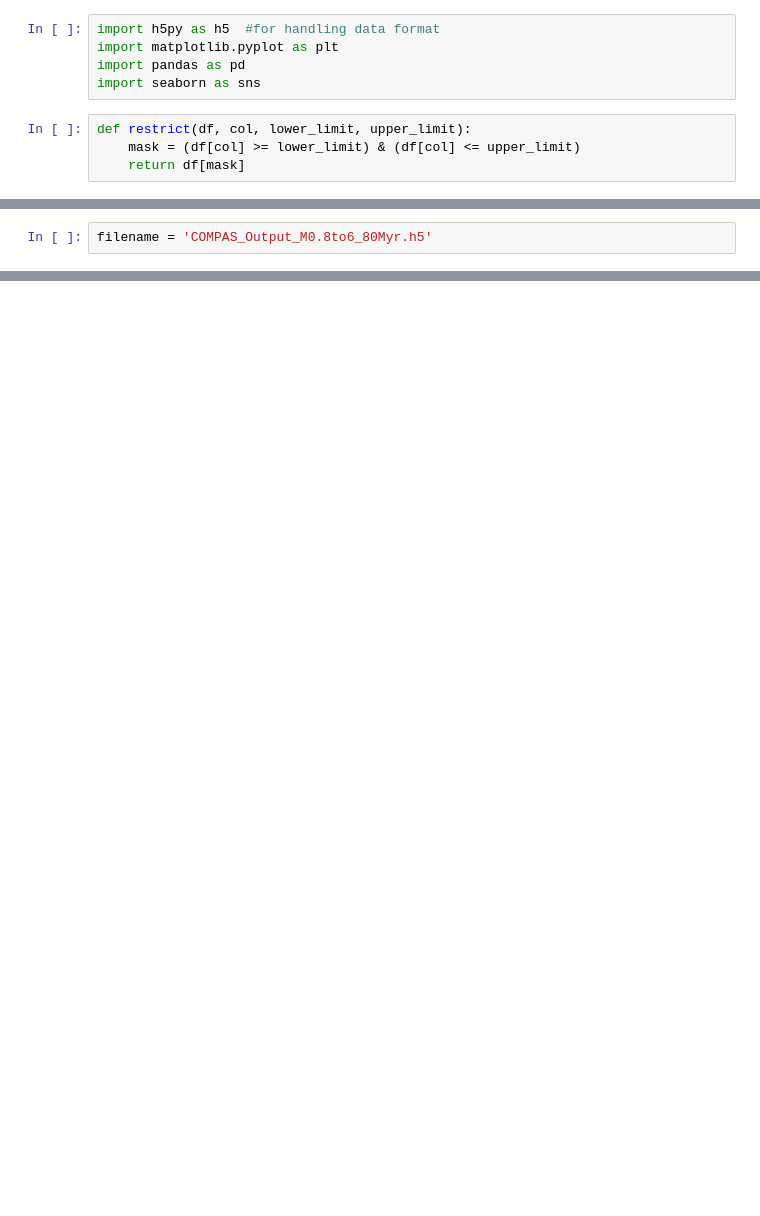
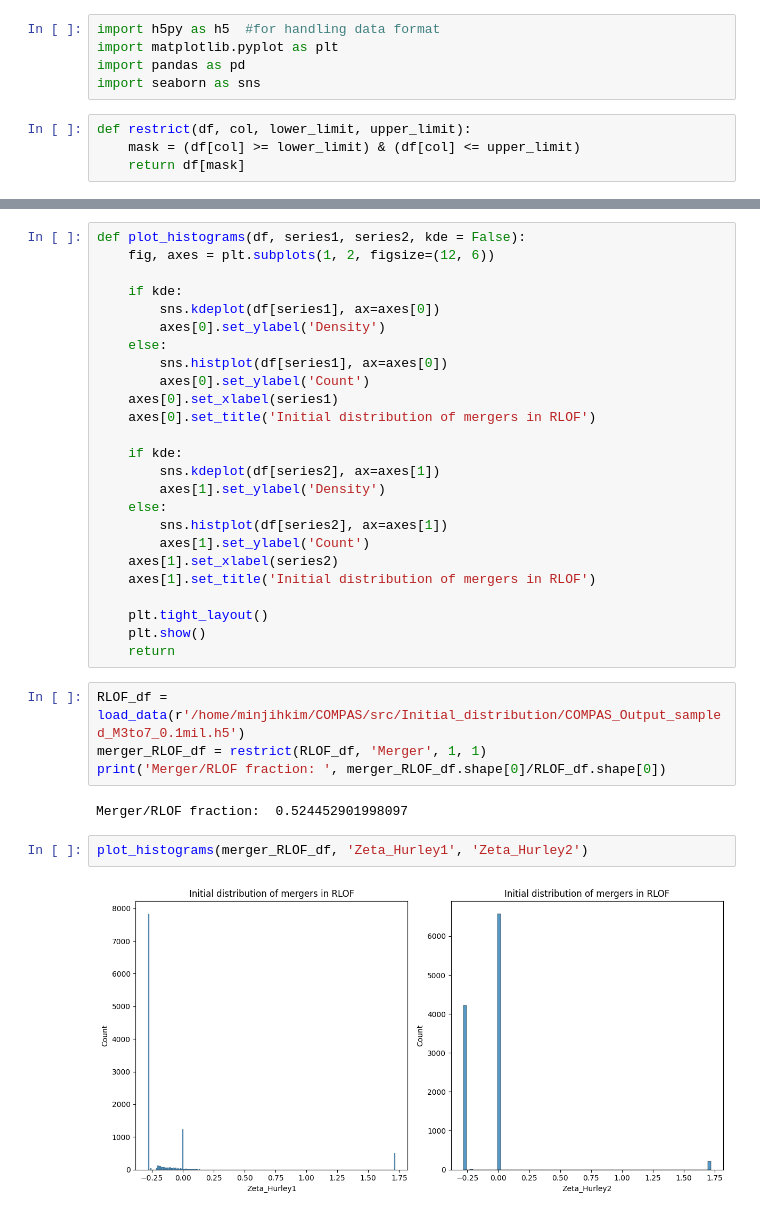
Before and after one commit to mkim0029/COMPAS, a Jupyter notebook: src/Mass_transfer/read.ipynb, the cells around one changed output, grey strips where cells are left out. Saved outputs shown, nothing was run; the diff lists cells and outputs as text; blank space fills up the shorter version.

Commit message:
investigated RLOF parameters that lead to a merger

```diff
--- a/src/Mass_transfer/read.ipynb
+++ b/src/Mass_transfer/read.ipynb
@@ -94,2 +9,0 @@ plt.legend()
-# %%
-filename = 'COMPAS_Output_M0.8to6_80Myr.h5'
@@ -222,0 +70,35 @@ See the caveats in the documentation: https://pandas.pydata.org/pandas-docs/stab
+# %%
+def plot_histograms(df, series1, series2, kde = False):
+    fig, axes = plt.subplots(1, 2, figsize=(12, 6))
+
+    if kde:
+        sns.kdeplot(df[series1], ax=axes[0])
+        axes[0].set_ylabel('Density')
+    else:
+        sns.histplot(df[series1], ax=axes[0])
+        axes[0].set_ylabel('Count')
+    axes[0].set_xlabel(series1)
+    axes[0].set_title('Initial distribution of mergers in RLOF')
+
+    if kde:
+        sns.kdeplot(df[series2], ax=axes[1])
+        axes[1].set_ylabel('Density')
+    else:
+        sns.histplot(df[series2], ax=axes[1])
+        axes[1].set_ylabel('Count')
+    axes[1].set_xlabel(series2)
+    axes[1].set_title('Initial distribution of mergers in RLOF')
+
+    plt.tight_layout()
+    plt.show()
+    return
+# %%
+RLOF_df = load_data(r'/home/minjihkim/COMPAS/src/Initial_distribution/COMPAS_Output_sampled_M3to7_0.1mil.h5')
+merger_RLOF_df = restrict(RLOF_df, 'Merger', 1, 1)
+print('Merger/RLOF fraction: ', merger_RLOF_df.shape[0]/RLOF_df.shape[0])
+# %% [output]
+Merger/RLOF fraction:  0.524452901998097
+# %%
+plot_histograms(merger_RLOF_df, 'Zeta_Hurley1', 'Zeta_Hurley2')
+# %% [output]
+[figure, added]
```
Also changed, not shown: parts of 21 cells of this notebook.
